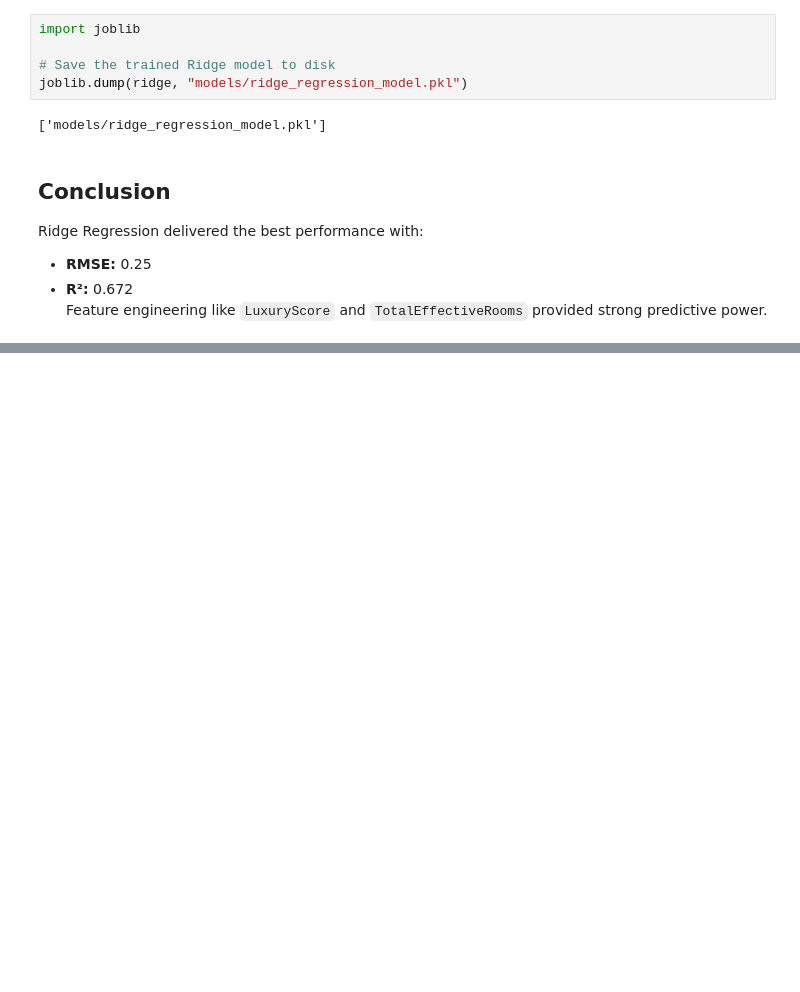
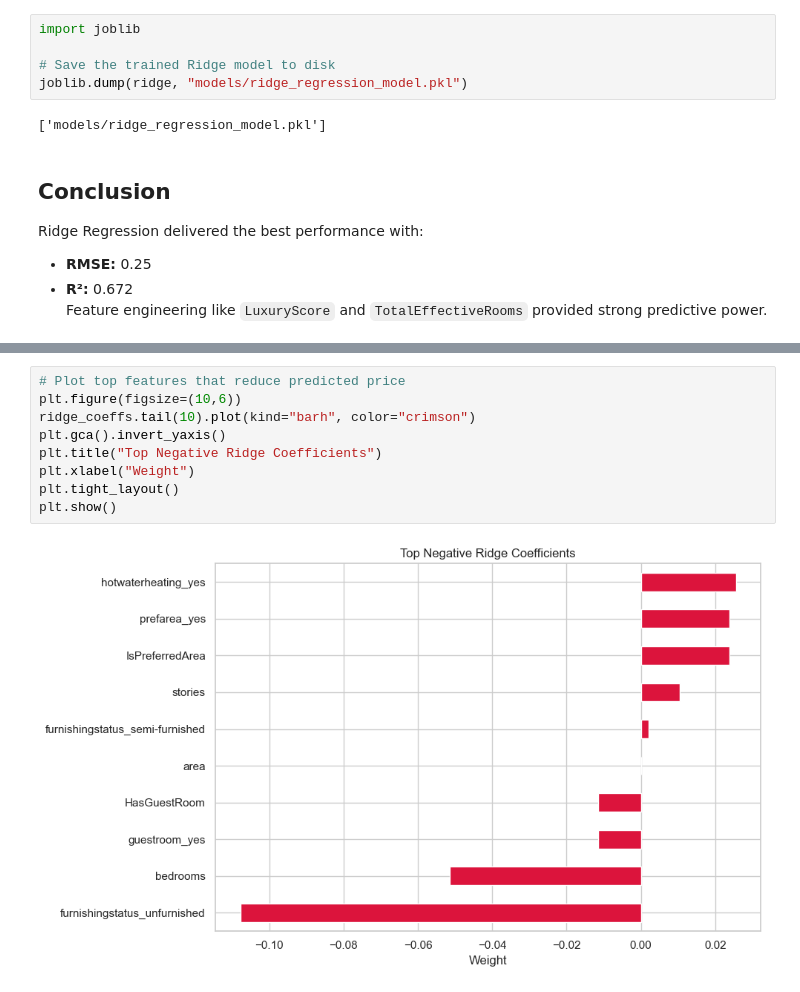
Before and after one commit to Dartayous/ames-housing-price-ml, a Jupyter notebook: AmesHousing_price_exploration .ipynb, the cells around one changed output, grey strips where cells are left out. Drawn from its saved outputs; the diff is of its cells as text; blank space fills up the shorter version.

```diff
--- a/AmesHousing_price_exploration .ipynb
+++ b/AmesHousing_price_exploration .ipynb
@@ -307,0 +324,11 @@ Feature engineering like `LuxuryScore` and `TotalEffectiveRooms` provided strong
+# %%
+# Plot top features that reduce predicted price
+plt.figure(figsize=(10,6))
+ridge_coeffs.tail(10).plot(kind="barh", color="crimson")
+plt.gca().invert_yaxis()
+plt.title("Top Negative Ridge Coefficients")
+plt.xlabel("Weight")
+plt.tight_layout()
+plt.show()
+# %% [output]
+[figure, added]
```
Also changed, not shown: parts of 17 cells of this notebook, 2 other files.
